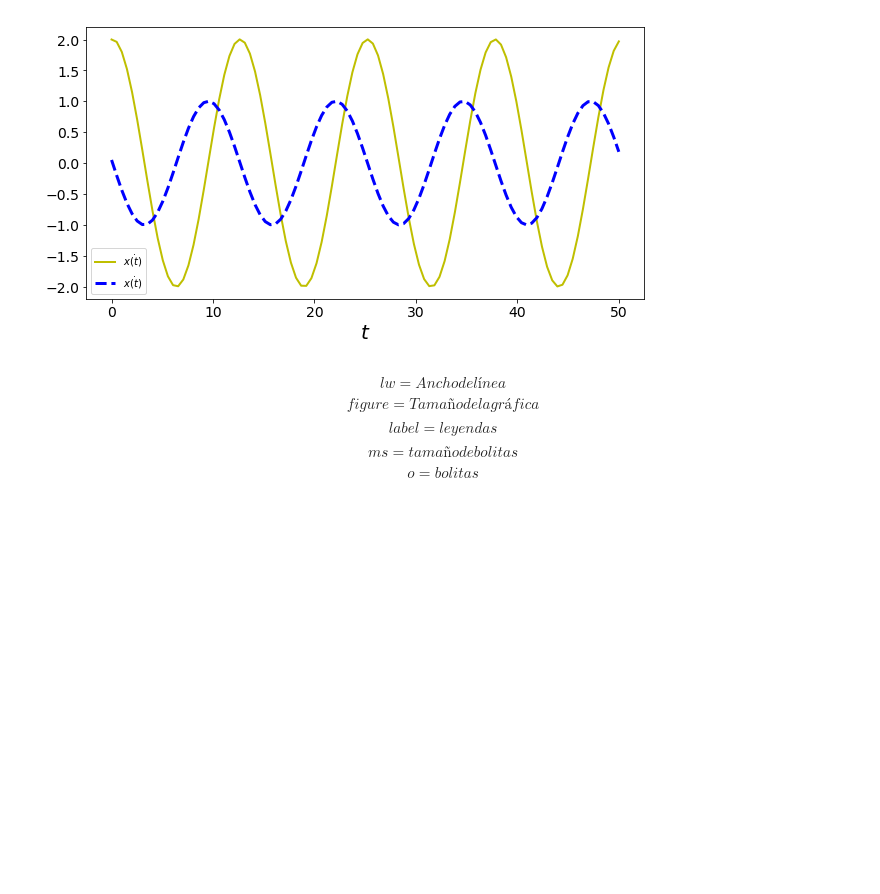
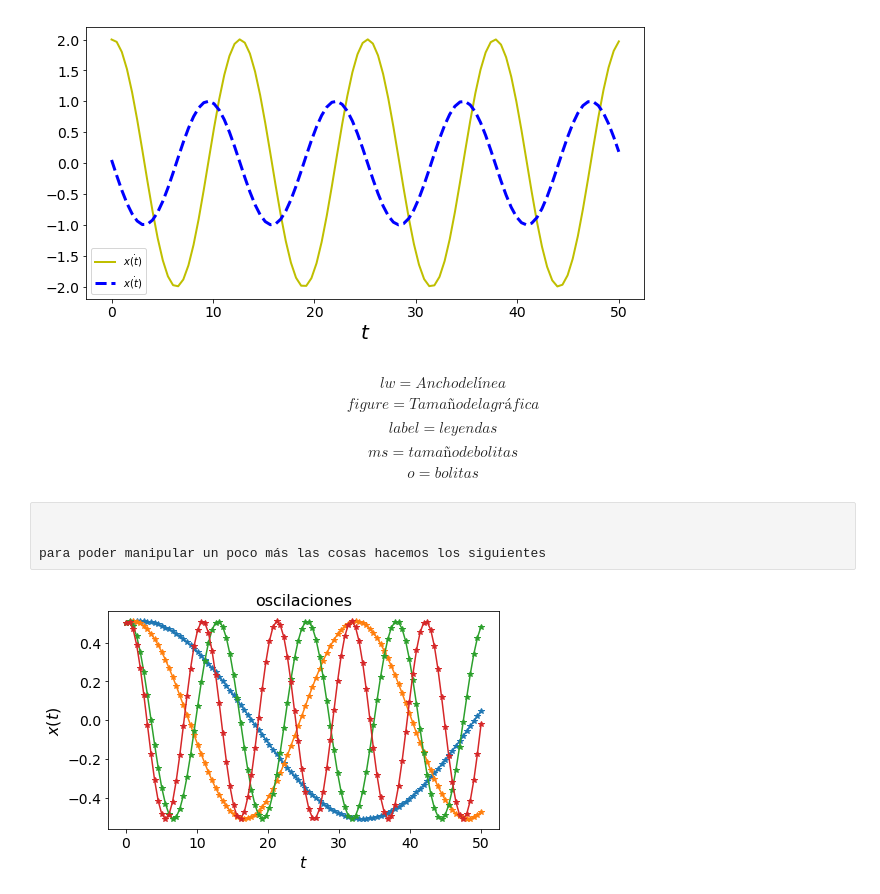
Before and after one commit to AraceliCastillo/Simulacion-Matematica, a Jupyter notebook: Clase4_OsciladorArmonico.ipynb, the cells around one changed output. Drawn from its saved outputs; the diff is of its cells as text; code cells hidden in the pictures; blank space fills up the shorter version.

```diff
--- a/Clase4_OsciladorArmonico.ipynb
+++ b/Clase4_OsciladorArmonico.ipynb
@@ -55,3 +60,7 @@ $$figure=Tamaño de la gráfica$$
 $$label=leyendas$$
 $$ms=tamaño de bolitas$$
 $$o=bolitas$$
+# %% [raw]
+
+
+para poder manipular un poco más las cosas hacemos los siguientes
@@ -57,0 +89,11 @@ $$o=bolitas$$
+# %%
+frecuencias=np.array([.1, .2, .5, .6])
+plt.figure(figsize= (7,4))
+for f in frecuencias:
+    plt.plot(t, .5* np.cos(f*t)+.1*np.sin(f*t),'*-')
+plt.xlabel('$t$', fontsize=16)
+plt.ylabel('$x(t)$', fontsize=16)
+plt.title('oscilaciones', fontsize=16)
+plt.show()
+# %% [output]
+[figure, added]
```
Also changed, not shown: parts of 6 cells of this notebook.
